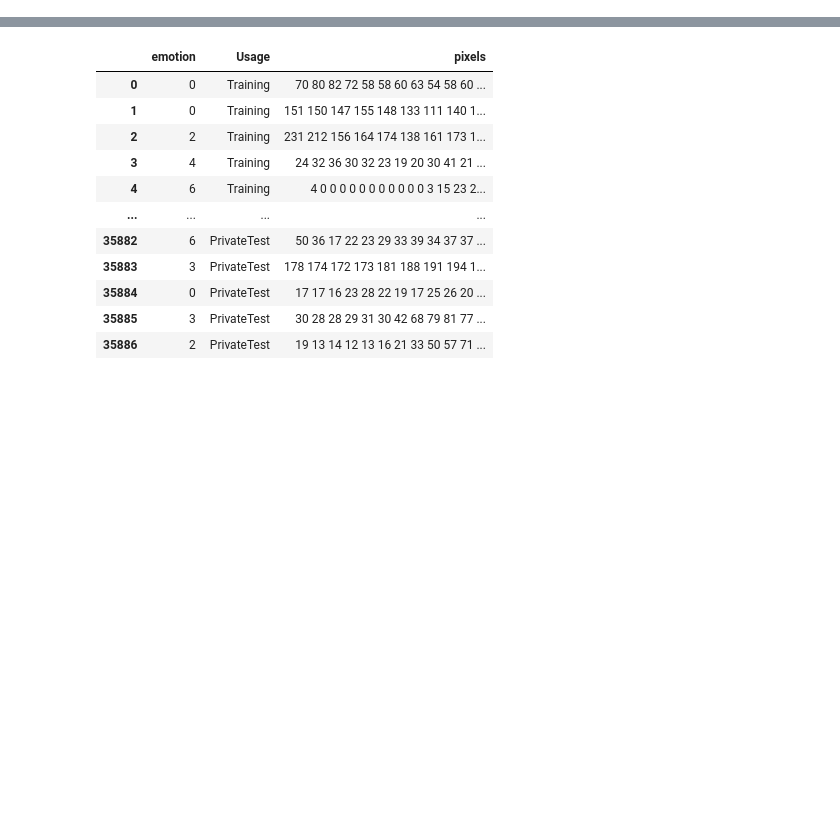
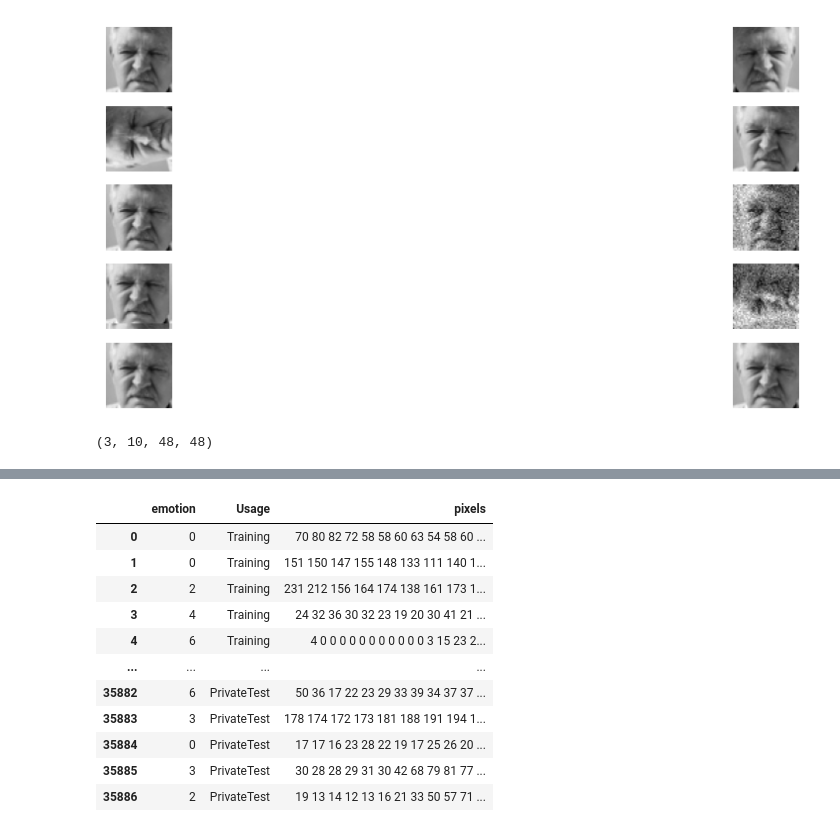
Before and after one commit to Andrewnolan13/AdvancedAI, a Jupyter notebook: CA2/notebooks/03 collabNotebook.ipynb, the cells around one changed output, grey strips where cells are left out. Saved outputs shown, nothing was run; the diff lists cells and outputs as text; code cells hidden in the pictures; blank space fills up the shorter version.

```diff
--- a/CA2/notebooks/03 collabNotebook.ipynb
+++ b/CA2/notebooks/03 collabNotebook.ipynb
@@ -76,0 +211,16 @@ df_test.to_pickle('../data/02 Processed/testData.pkl')
+# %%
+res = augment_image(testImage)
+
+
+fig, axes = plt.subplots(5, 2, figsize=(15, 5))
+for ax, img in zip(axes.flatten(), res):
+    ax.imshow(img, cmap="gray")
+    ax.axis("off")
+# %% [output]
+[figure, added]
+# %%
+testShape = np.array([augment_image(img) for img in images[:3]])
+# shape should be (3,10,48,48)
+print(testShape.shape)
+# %% [output]
+(3, 10, 48, 48)
```
Also changed, not shown: parts of 17 cells of this notebook.
